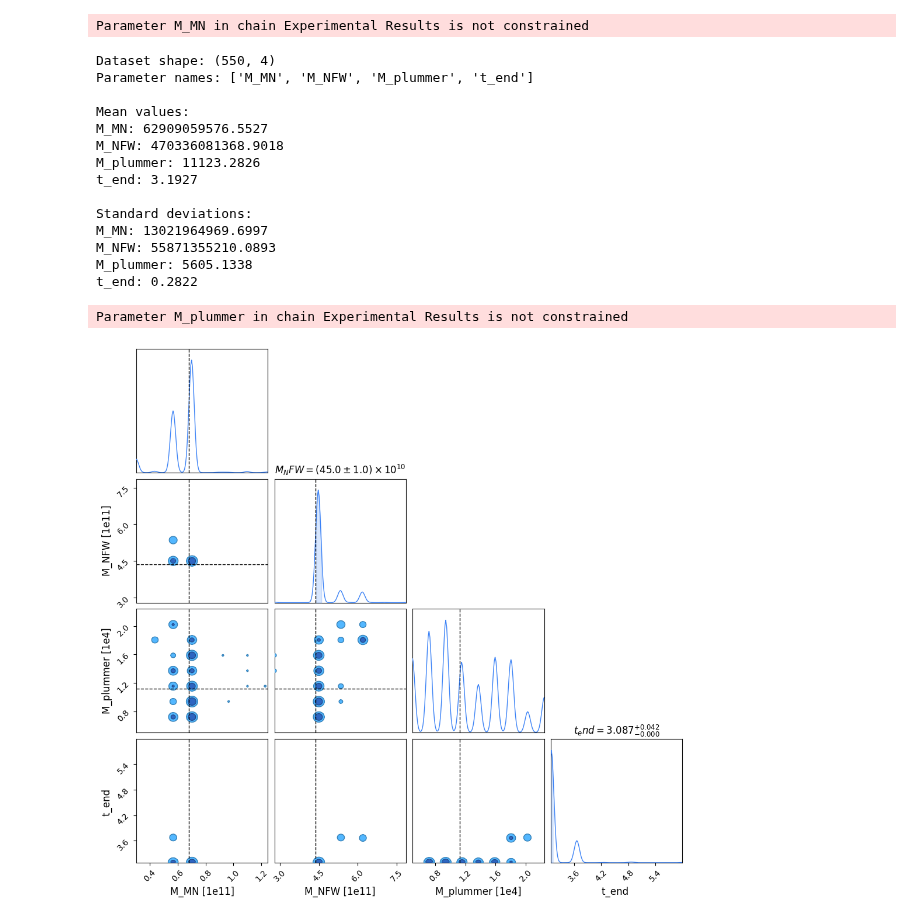
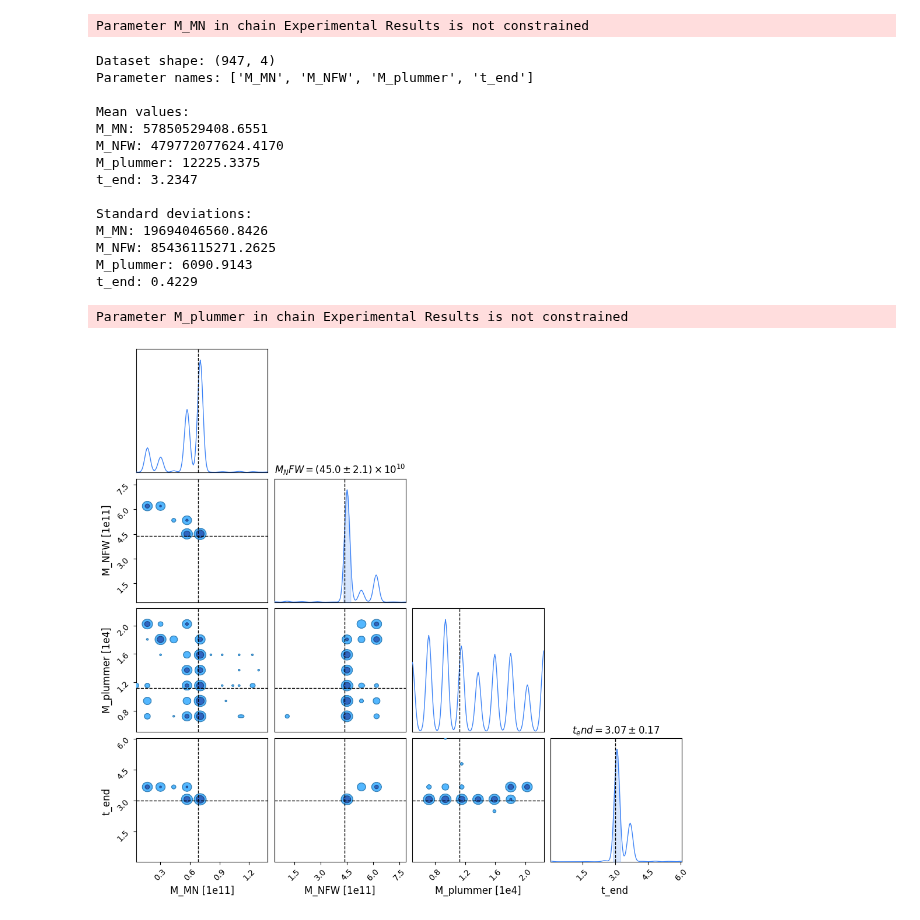
Before and after one commit to vepe99/Odisseo, a Jupyter notebook: notebooks/dev/albastross/uncertatinty_quantification_results.ipynb, the cells around one changed output. Saved outputs shown, nothing was run; the diff lists cells and outputs as text; code cells hidden in the pictures.

```diff
--- a/notebooks/dev/albastross/uncertatinty_quantification_results.ipynb
+++ b/notebooks/dev/albastross/uncertatinty_quantification_results.ipynb
@@ -51,15 +51,19 @@ data = [pickle.load(open(f, 'rb')) for f in files_path]
 df = pd.DataFrame(data)
 df = df.astype(float)
 
-df = df[(df['t_end'] > 1/4 * params.t_end * code_units.code_time.to(u.Gyr)) & (df['t_end'] < 8/4 * params.t_end * code_units.code_time.to(u.Gyr))]
-df = df[df['M_NFW'] > 1/4 * params.NFW_params.Mvir * code_units.code_mass.to(u.Msun)]  # Filter out M_NFW < 1/4 Mvir
-df = df[df['M_NFW'] < 8/4 * params.NFW_params.Mvir * code_units.code_mass.to(u.Msun)]  # Filter out M_NFW > 4 Mvir
-df = df[df['M_MN'] > 1/4 * params.MN_params.M * code_units.code_mass.to(u.Msun)]  # Filter out M_MN < 1/4 MN
-df = df[df['M_MN'] < 8/4 * params.MN_params.M * code_units.code_mass.to(u.Msun)]  # Filter out M_MN > 4 MN
-df = df[df['M_plummer'] > 1/4 * params.Plummer_params.Mtot * code_units.code_mass.to(u.Msun)]  # Filter out M_Plummer < 1/4 Plummer
-df = df[df['M_plummer'] < 8/4 * params.Plummer_params.Mtot * code_units.code_mass.to(u.Msun)]  # Filter out M_Plummer > 4 Plummer
+# df = df[(df['t_end'] > 1/4 * params.t_end * code_units.code_time.to(u.Gyr)) & (df['t_end'] < 8/4 * params.t_end * code_units.code_time.to(u.Gyr))]
+# df = df[df['M_NFW'] > 1/4 * params.NFW_params.Mvir * code_units.code_mass.to(u.Msun)]  # Filter out M_NFW < 1/4 Mvir
+# df = df[df['M_NFW'] < 8/4 * params.NFW_params.Mvir * code_units.code_mass.to(u.Msun)]  # Filter out M_NFW > 4 Mvir
+# df = df[df['M_MN'] > 1/4 * params.MN_params.M * code_units.code_mass.to(u.Msun)]  # Filter out M_MN < 1/4 MN
+# df = df[df['M_MN'] < 8/4 * params.MN_params.M * code_units.code_mass.to(u.Msun)]  # Filter out M_MN > 4 MN
+# df = df[df['M_plummer'] > 1/4 * params.Plummer_params.Mtot * code_units.code_mass.to(u.Msun)]  # Filter out M_Plummer < 1/4 Plummer
+# df = df[df['M_plummer'] < 8/4 * params.Plummer_params.Mtot * code_units.code_mass.to(u.Msun)]  # Filter out M_Plummer > 4 Plummer
 
-# df = df[df['t_end'] < 13  ]  # Filter out t_end < 1.5 Gyr
+df = df[df['t_end'] < 13  ]  # Filter out t_end < 1.5 Gyr
+df = df[df['M_NFW'] > 0 ]
+df = df[df['M_plummer'] > 0 ]  # Filter out M_NFW > 1e12 Msun
+df = df[df['M_MN'] > 0 ]  # Filter out M_MN > 1e12 Msun
+
 # Convert to float and handle any non-numeric columns
 numeric_df = df.select_dtypes(include=[np.number])
 if numeric_df.empty:
@@ -73,43 +77,43 @@ correlation_matrix = numeric_df.corr()
 
 print("Dataset shape:", numeric_df.shape)
 print("Parameter names:", list(numeric_df.columns))
 print("\nMean values:")
 for param, mean_val in mean_values.items():
     print(f"{param}: {mean_val:.4f}")
 
 print("\nStandard deviations:")
 for param, std_val in numeric_df.std().items():
     print(f"{param}: {std_val:.4f}")
 
 # Create corner plot with ChainConsumer
 c = ChainConsumer()
 c.add_chain(Chain(samples=numeric_df, name="Experimental Results", ), )
 c.add_truth(Truth(location={
     't_end': params.t_end * code_units.code_time.to(u.Gyr),
     'M_plummer': params.Plummer_params.Mtot * code_units.code_mass.to(u.Msun),
     'M_NFW': params.NFW_params.Mvir * code_units.code_mass.to(u.Msun),
     'M_MN': params.MN_params.M * code_units.code_mass.to(u.Msun),
 }))
 fig = c.plotter.plot()
 plt.show()
 # %% [output]
 Parameter M_MN in chain Experimental Results is not constrained
-Dataset shape: (550, 4)
+Dataset shape: (947, 4)
 Parameter names: ['M_MN', 'M_NFW', 'M_plummer', 't_end']
 
 Mean values:
-M_MN: 62909059576.5527
-M_NFW: 470336081368.9018
-M_plummer: 11123.2826
-t_end: 3.1927
+M_MN: 57850529408.6551
+M_NFW: 479772077624.4170
+M_plummer: 12225.3375
+t_end: 3.2347
 
 Standard deviations:
-M_MN: 13021964969.6997
-M_NFW: 55871355210.0893
-M_plummer: 5605.1338
-t_end: 0.2822
+M_MN: 19694046560.8426
+M_NFW: 85436115271.2625
+M_plummer: 6090.9143
+t_end: 0.4229
 Parameter M_plummer in chain Experimental Results is not constrained
-[figure, old version]
+[figure, new version]
 # %%
 from scipy.stats import gaussian_kde
 import numpy as np
```
Also changed, not shown: parts of 2 cells of this notebook, 2 other files.
